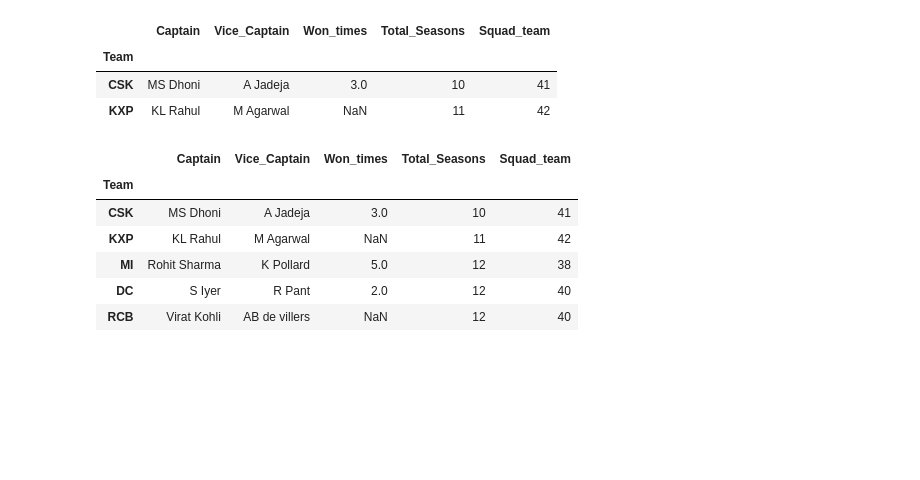
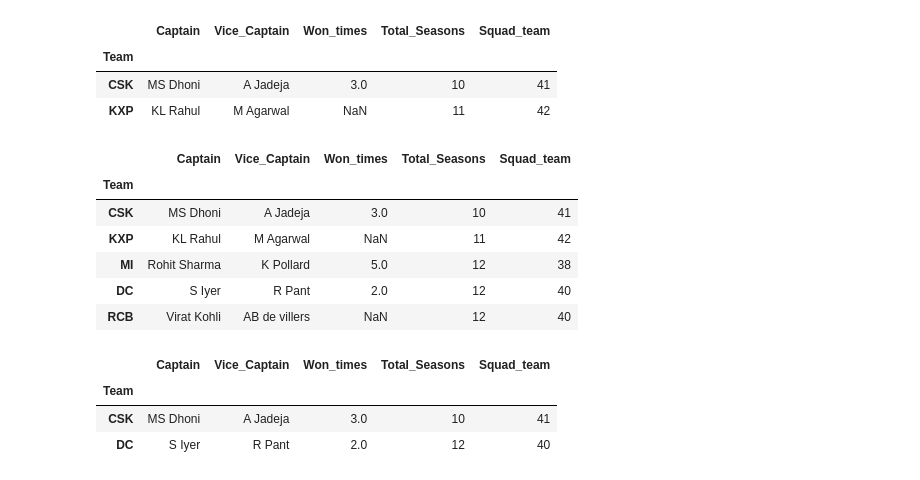
Before and after one commit to santoshkumarvagga/Data-Science, a Jupyter notebook: Pandas.ipynb, the cells around one changed output. Saved outputs shown, nothing was run; the diff lists cells and outputs as text; code cells hidden in the pictures; blank space fills up the shorter version.

```diff
--- a/Pandas.ipynb
+++ b/Pandas.ipynb
@@ -332,3 +332,12 @@ df.loc[(df.Total_Seasons>8) | (df.Squad_team>40)]
 | MI | Rohit Sharma | K Pollard | 5.0 | 12 | 38 |
 | DC | S Iyer | R Pant | 2.0 | 12 | 40 |
 | RCB | Virat Kohli | AB de villers | NaN | 12 | 40 |
+# %%
+# We can filter column to have selected rows. NOTE: Items in List should be part of Column under filter.
+valid_rows = ['A Jadeja', 'R Pant']
+df.loc[df.Vice_Captain.isin(valid_rows)]
+# %% [output]
+|  | Captain | Vice_Captain | Won_times | Total_Seasons | Squad_team |
+| Team |  |  |  |  |  |
+| CSK | MS Dhoni | A Jadeja | 3.0 | 10 | 41 |
+| DC | S Iyer | R Pant | 2.0 | 12 | 40 |
```
